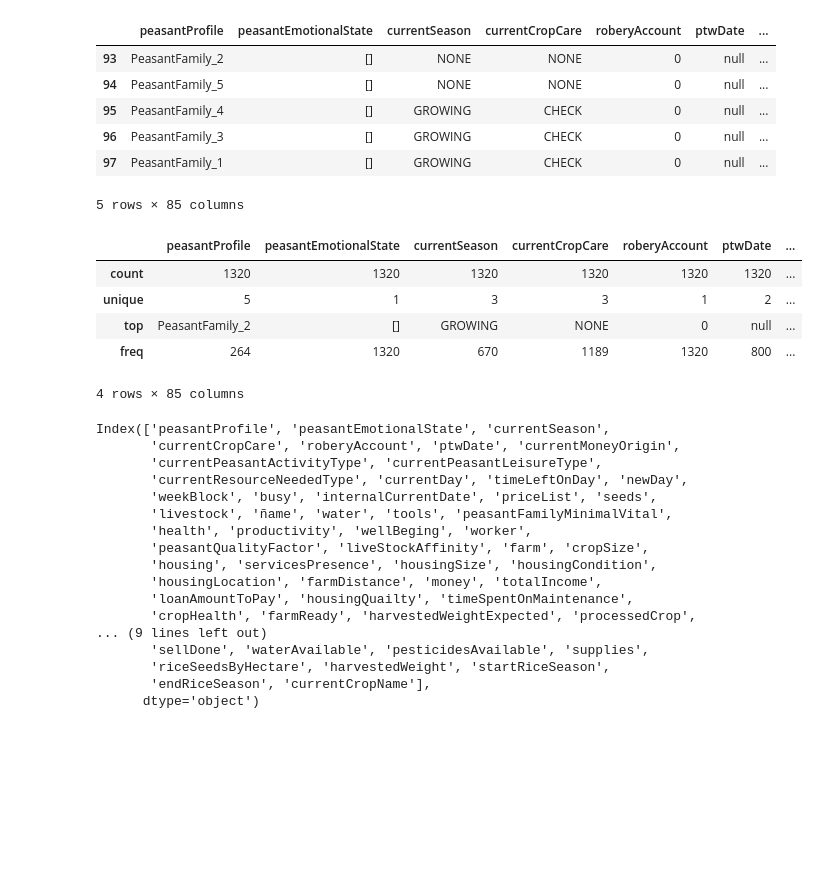
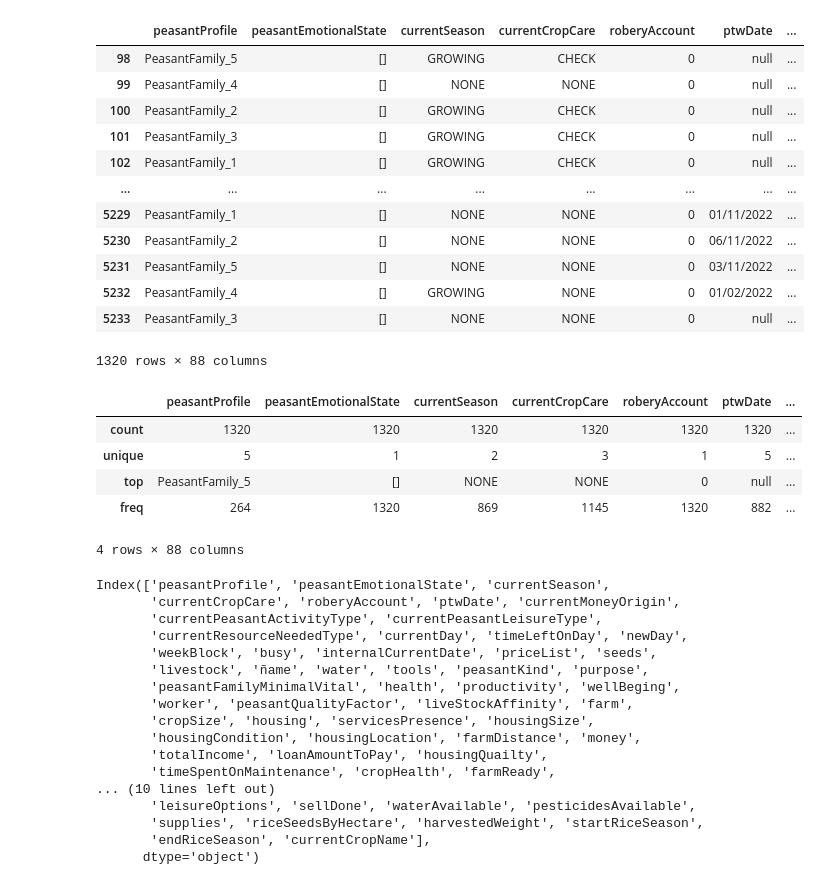
Before and after one commit to jairoserrano/WellProdSim-BESA, a Jupyter notebook: WellProdSimulator/logs/wpsVisualizador.ipynb, the cells around one changed output. Saved outputs shown, nothing was run; the diff lists cells and outputs as text; code cells hidden in the pictures; blank space fills up the shorter version.

```diff
--- a/WellProdSimulator/logs/wpsVisualizador.ipynb
+++ b/WellProdSimulator/logs/wpsVisualizador.ipynb
@@ -13,18 +13,25 @@ filtered_lines = [line for line in lines if "PeasantFamilyBDIAgentBelieves" in l
 # Crear una lista de diccionarios a partir de las líneas filtradas
 data = []
 for line in filtered_lines:
-    # Asume que cada dato en una línea está separado por un espacio
-    items = line.split()
+    # Extraer el valor de 'peasantProfile'
+    peasant_profile_start = line.find('PeasantFamily_')
+    peasant_profile_end = line.find(' ', peasant_profile_start)
+    peasant_profile = line[peasant_profile_start:peasant_profile_end]
+
+    # Extraer la información entre las llaves {}
+    start_index = line.find('{') + 1
+    end_index = line.rfind('}')
+    info = line[start_index:end_index]
+
+    # Dividir la información en pares clave-valor
+    pairs = info.split(', ')
     row_dict = {}
-    for item in items:
-        # Si el item contiene "=", dividir en clave y valor
-        if "=" in item:
-            # Solo dividir en la primera aparición de '='
-            parts = item.split('=', 1)
-            key = parts[0]
-            # Eliminar posibles comas al final del valor
-            value = parts[1].rstrip(',')
+    for pair in pairs:
+        if '=' in pair:
+            # Dividir en el primer signo igual '=' encontrado
+            key, value = pair.split('=', 1)
             row_dict[key] = value
+
     data.append(row_dict)
 
 # Crear un DataFrame de Pandas a partir de la lista de diccionarios
@@ -35,24 +42,30 @@ df = df.rename(columns={'PeasantFamilyBDIAgentBelieves{peasantProfile': 'peasant
 # Limpia las columnas vacias
 df = df.dropna(subset=['peasantProfile'])
 # %%
-df.head()
+df
 # %% [output]
 |  | peasantProfile | peasantEmotionalState | currentSeason | currentCropCare | roberyAccount | ptwDate | ... |
-| 93 | PeasantFamily_2 | [] | NONE | NONE | 0 | null | ... |
-| 94 | PeasantFamily_5 | [] | NONE | NONE | 0 | null | ... |
-| 95 | PeasantFamily_4 | [] | GROWING | CHECK | 0 | null | ... |
-| 96 | PeasantFamily_3 | [] | GROWING | CHECK | 0 | null | ... |
-| 97 | PeasantFamily_1 | [] | GROWING | CHECK | 0 | null | ... |
+| 98 | PeasantFamily_5 | [] | GROWING | CHECK | 0 | null | ... |
+| 99 | PeasantFamily_4 | [] | NONE | NONE | 0 | null | ... |
+| 100 | PeasantFamily_2 | [] | GROWING | CHECK | 0 | null | ... |
+| 101 | PeasantFamily_3 | [] | GROWING | CHECK | 0 | null | ... |
+| 102 | PeasantFamily_1 | [] | GROWING | CHECK | 0 | null | ... |
+| ... | ... | ... | ... | ... | ... | ... | ... |
+| 5229 | PeasantFamily_1 | [] | NONE | NONE | 0 | 01/11/2022 | ... |
+| 5230 | PeasantFamily_2 | [] | NONE | NONE | 0 | 06/11/2022 | ... |
+| 5231 | PeasantFamily_5 | [] | NONE | NONE | 0 | 03/11/2022 | ... |
+| 5232 | PeasantFamily_4 | [] | GROWING | NONE | 0 | 01/02/2022 | ... |
+| 5233 | PeasantFamily_3 | [] | NONE | NONE | 0 | null | ... |
-5 rows × 85 columns
+1320 rows × 88 columns
 # %%
 df.describe()
 # %% [output]
 |  | peasantProfile | peasantEmotionalState | currentSeason | currentCropCare | roberyAccount | ptwDate | ... |
 | count | 1320 | 1320 | 1320 | 1320 | 1320 | 1320 | ... |
-| unique | 5 | 1 | 3 | 3 | 1 | 2 | ... |
-| top | PeasantFamily_2 | [] | GROWING | NONE | 0 | null | ... |
-| freq | 264 | 1320 | 670 | 1189 | 1320 | 800 | ... |
+| unique | 5 | 1 | 2 | 3 | 1 | 5 | ... |
+| top | PeasantFamily_5 | [] | NONE | NONE | 0 | null | ... |
+| freq | 264 | 1320 | 869 | 1145 | 1320 | 882 | ... |
-4 rows × 85 columns
+4 rows × 88 columns
 # %%
 df.columns
 # %% [output]
@@ -61,16 +74,16 @@ Index(['peasantProfile', 'peasantEmotionalState', 'currentSeason',
        'currentPeasantActivityType', 'currentPeasantLeisureType',
        'currentResourceNeededType', 'currentDay', 'timeLeftOnDay', 'newDay',
        'weekBlock', 'busy', 'internalCurrentDate', 'priceList', 'seeds',
-       'livestock', 'ñame', 'water', 'tools', 'peasantFamilyMinimalVital',
-       'health', 'productivity', 'wellBeging', 'worker',
-       'peasantQualityFactor', 'liveStockAffinity', 'farm', 'cropSize',
-       'housing', 'servicesPresence', 'housingSize', 'housingCondition',
-       'housingLocation', 'farmDistance', 'money', 'totalIncome',
-       'loanAmountToPay', 'housingQuailty', 'timeSpentOnMaintenance',
-       'cropHealth', 'farmReady', 'harvestedWeightExpected', 'processedCrop',
-... (9 lines left out)
-       'sellDone', 'waterAvailable', 'pesticidesAvailable', 'supplies',
-       'riceSeedsByHectare', 'harvestedWeight', 'startRiceSeason',
+       'livestock', 'ñame', 'water', 'tools', 'peasantKind', 'purpose',
+       'peasantFamilyMinimalVital', 'health', 'productivity', 'wellBeging',
+       'worker', 'peasantQualityFactor', 'liveStockAffinity', 'farm',
+       'cropSize', 'housing', 'servicesPresence', 'housingSize',
+       'housingCondition', 'housingLocation', 'farmDistance', 'money',
+       'totalIncome', 'loanAmountToPay', 'housingQuailty',
+       'timeSpentOnMaintenance', 'cropHealth', 'farmReady',
+... (10 lines left out)
+       'leisureOptions', 'sellDone', 'waterAvailable', 'pesticidesAvailable',
+       'supplies', 'riceSeedsByHectare', 'harvestedWeight', 'startRiceSeason',
        'endRiceSeason', 'currentCropName'],
       dtype='object')
 # %%
```
Also changed, not shown: parts of 1 cell of this notebook, 16 other files.
